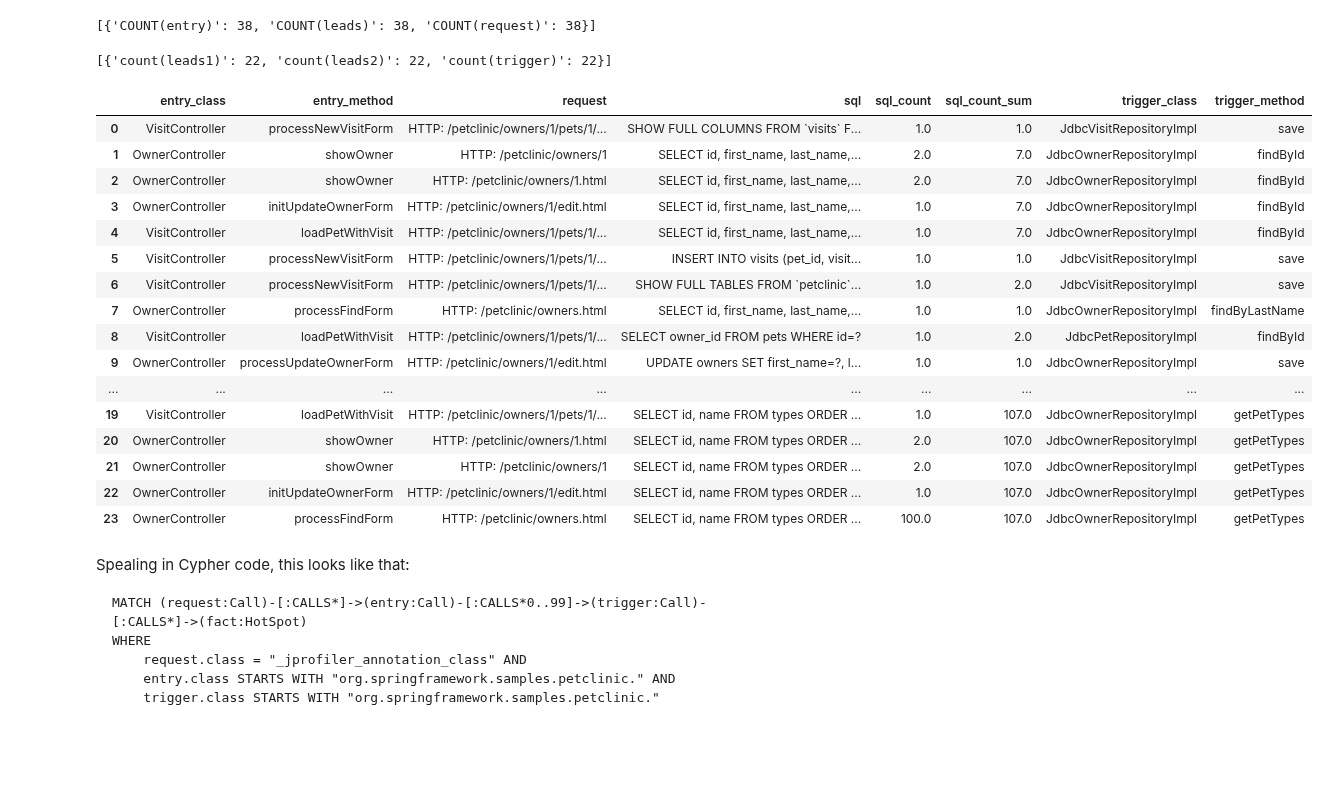
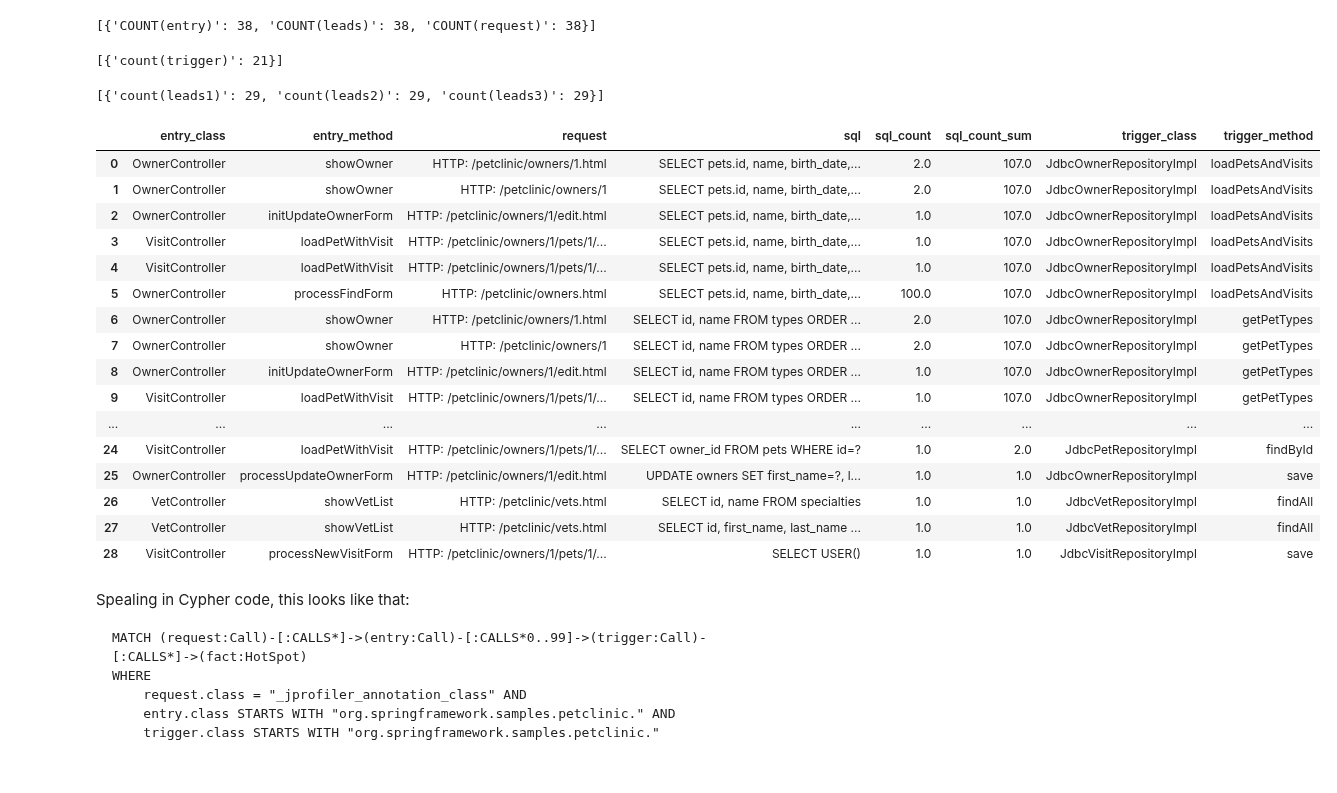
Before and after one commit to feststelltaste/software-analytics, a Jupyter notebook: notebooks/Mining performance HotSpots with JProfiler, jQAssistant, Neo4j and Pandas.ipynb, the cells around one changed output. Drawn from its saved outputs; the diff is of its cells as text; code cells hidden in the pictures.

Commit message:
optimize LEADS_TO relationships

```diff
--- a/notebooks/Mining performance HotSpots with JProfiler, jQAssistant, Neo4j and Pandas.ipynb
+++ b/notebooks/Mining performance HotSpots with JProfiler, jQAssistant, Neo4j and Pandas.ipynb
@@ -311,8 +299,7 @@ graph.run(query).data()
 # %%
 query="""
 MATCH
-    trigger_to_hotspot=shortestPath((trigger:Call)-[:CALLS*]->(hotspot:HotSpot)),
-    (entry:Entry)-[:CALLS*]->(trigger)
+    trigger_to_hotspot=shortestPath((trigger:Call)-[:CALLS*]->(hotspot:HotSpot))
 WHERE
     trigger.fqn STARTS WITH "org.springframework.samples.petclinic"
 AND
@@ -320,50 +307,62 @@ AND
         WHERE exists(n.fqn) AND n.fqn STARTS WITH "org.springframework.samples.petclinic")
 SET
     trigger:Trigger
-CREATE
-    (entry)-[leads1:LEADS_TO]->(trigger)-[leads2:LEADS_TO]->(hotspot)
-RETURN count(trigger), count(leads1), count(leads2)
+RETURN count(trigger)
 """
 graph.run(query).data()
 # %% [output]
-[{'count(leads1)': 22, 'count(leads2)': 22, 'count(trigger)': 22}]
+[{'count(trigger)': 21}]
+# %%
+query="""
+MATCH
+   (request:Request)-[:CALLS*]->
+       (entry:Entry)-[:CALLS*]->
+           (trigger:Trigger)-[:CALLS*]->
+               (hotspot:HotSpot)
+CREATE UNIQUE
+    (request)-[leads1:LEADS_TO]->(entry)-[leads2:LEADS_TO]->(trigger)-[leads3:LEADS_TO]->(hotspot)
+RETURN count(leads1), count(leads2), count(leads3)
+"""
+graph.run(query).data()
+# %% [output]
+[{'count(leads1)': 29, 'count(leads2)': 29, 'count(leads3)': 29}]
 # %%
 query="""
 MATCH
    (request:Request)-[:LEADS_TO]->
        (entry:Entry)-[:LEADS_TO]->
            (trigger:Trigger)-[:LEADS_TO]->
                (hotspot:HotSpot)
-RETURN DISTINCT
+RETURN
     request.method as request,
     request.count as sql_count,
     entry.class as entry_class,
     entry.method as entry_method,
     trigger.class as trigger_class,
     trigger.method as trigger_method,
     hotspot.value as sql,
     hotspot.count as sql_count_sum
 """
 hotspots = pd.DataFrame(graph.run(query).data())
 hotspots
 # %% [output]
 |  | entry_class | entry_method | request | sql | sql_count | sql_count_sum | trigger_class | trigger_method |
-| 0 | VisitController | processNewVisitForm | HTTP: /petclinic/owners/1/pets/1/... | SHOW FULL COLUMNS FROM `visits` F... | 1.0 | 1.0 | JdbcVisitRepositoryImpl | save |
-| 1 | OwnerController | showOwner | HTTP: /petclinic/owners/1 | SELECT id, first_name, last_name,... | 2.0 | 7.0 | JdbcOwnerRepositoryImpl | findById |
-| 2 | OwnerController | showOwner | HTTP: /petclinic/owners/1.html | SELECT id, first_name, last_name,... | 2.0 | 7.0 | JdbcOwnerRepositoryImpl | findById |
-| 3 | OwnerController | initUpdateOwnerForm | HTTP: /petclinic/owners/1/edit.html | SELECT id, first_name, last_name,... | 1.0 | 7.0 | JdbcOwnerRepositoryImpl | findById |
-| 4 | VisitController | loadPetWithVisit | HTTP: /petclinic/owners/1/pets/1/... | SELECT id, first_name, last_name,... | 1.0 | 7.0 | JdbcOwnerRepositoryImpl | findById |
-| 5 | VisitController | processNewVisitForm | HTTP: /petclinic/owners/1/pets/1/... | INSERT INTO visits (pet_id, visit... | 1.0 | 1.0 | JdbcVisitRepositoryImpl | save |
-| 6 | VisitController | processNewVisitForm | HTTP: /petclinic/owners/1/pets/1/... | SHOW FULL TABLES FROM `petclinic`... | 1.0 | 2.0 | JdbcVisitRepositoryImpl | save |
-| 7 | OwnerController | processFindForm | HTTP: /petclinic/owners.html | SELECT id, first_name, last_name,... | 1.0 | 1.0 | JdbcOwnerRepositoryImpl | findByLastName |
-| 8 | VisitController | loadPetWithVisit | HTTP: /petclinic/owners/1/pets/1/... | SELECT owner_id FROM pets WHERE id=? | 1.0 | 2.0 | JdbcPetRepositoryImpl | findById |
-| 9 | OwnerController | processUpdateOwnerForm | HTTP: /petclinic/owners/1/edit.html | UPDATE owners SET first_name=?, l... | 1.0 | 1.0 | JdbcOwnerRepositoryImpl | save |
+| 0 | OwnerController | showOwner | HTTP: /petclinic/owners/1.html | SELECT pets.id, name, birth_date,... | 2.0 | 107.0 | JdbcOwnerRepositoryImpl | loadPetsAndVisits |
+| 1 | OwnerController | showOwner | HTTP: /petclinic/owners/1 | SELECT pets.id, name, birth_date,... | 2.0 | 107.0 | JdbcOwnerRepositoryImpl | loadPetsAndVisits |
+| 2 | OwnerController | initUpdateOwnerForm | HTTP: /petclinic/owners/1/edit.html | SELECT pets.id, name, birth_date,... | 1.0 | 107.0 | JdbcOwnerRepositoryImpl | loadPetsAndVisits |
+| 3 | VisitController | loadPetWithVisit | HTTP: /petclinic/owners/1/pets/1/... | SELECT pets.id, name, birth_date,... | 1.0 | 107.0 | JdbcOwnerRepositoryImpl | loadPetsAndVisits |
+| 4 | VisitController | loadPetWithVisit | HTTP: /petclinic/owners/1/pets/1/... | SELECT pets.id, name, birth_date,... | 1.0 | 107.0 | JdbcOwnerRepositoryImpl | loadPetsAndVisits |
+| 5 | OwnerController | processFindForm | HTTP: /petclinic/owners.html | SELECT pets.id, name, birth_date,... | 100.0 | 107.0 | JdbcOwnerRepositoryImpl | loadPetsAndVisits |
+| 6 | OwnerController | showOwner | HTTP: /petclinic/owners/1.html | SELECT id, name FROM types ORDER ... | 2.0 | 107.0 | JdbcOwnerRepositoryImpl | getPetTypes |
+| 7 | OwnerController | showOwner | HTTP: /petclinic/owners/1 | SELECT id, name FROM types ORDER ... | 2.0 | 107.0 | JdbcOwnerRepositoryImpl | getPetTypes |
+| 8 | OwnerController | initUpdateOwnerForm | HTTP: /petclinic/owners/1/edit.html | SELECT id, name FROM types ORDER ... | 1.0 | 107.0 | JdbcOwnerRepositoryImpl | getPetTypes |
+| 9 | VisitController | loadPetWithVisit | HTTP: /petclinic/owners/1/pets/1/... | SELECT id, name FROM types ORDER ... | 1.0 | 107.0 | JdbcOwnerRepositoryImpl | getPetTypes |
 | ... | ... | ... | ... | ... | ... | ... | ... | ... |
-| 19 | VisitController | loadPetWithVisit | HTTP: /petclinic/owners/1/pets/1/... | SELECT id, name FROM types ORDER ... | 1.0 | 107.0 | JdbcOwnerRepositoryImpl | getPetTypes |
-| 20 | OwnerController | showOwner | HTTP: /petclinic/owners/1.html | SELECT id, name FROM types ORDER ... | 2.0 | 107.0 | JdbcOwnerRepositoryImpl | getPetTypes |
-| 21 | OwnerController | showOwner | HTTP: /petclinic/owners/1 | SELECT id, name FROM types ORDER ... | 2.0 | 107.0 | JdbcOwnerRepositoryImpl | getPetTypes |
-| 22 | OwnerController | initUpdateOwnerForm | HTTP: /petclinic/owners/1/edit.html | SELECT id, name FROM types ORDER ... | 1.0 | 107.0 | JdbcOwnerRepositoryImpl | getPetTypes |
-| 23 | OwnerController | processFindForm | HTTP: /petclinic/owners.html | SELECT id, name FROM types ORDER ... | 100.0 | 107.0 | JdbcOwnerRepositoryImpl | getPetTypes |
+| 24 | VisitController | loadPetWithVisit | HTTP: /petclinic/owners/1/pets/1/... | SELECT owner_id FROM pets WHERE id=? | 1.0 | 2.0 | JdbcPetRepositoryImpl | findById |
+| 25 | OwnerController | processUpdateOwnerForm | HTTP: /petclinic/owners/1/edit.html | UPDATE owners SET first_name=?, l... | 1.0 | 1.0 | JdbcOwnerRepositoryImpl | save |
+| 26 | VetController | showVetList | HTTP: /petclinic/vets.html | SELECT id, name FROM specialties | 1.0 | 1.0 | JdbcVetRepositoryImpl | findAll |
+| 27 | VetController | showVetList | HTTP: /petclinic/vets.html | SELECT id, first_name, last_name ... | 1.0 | 1.0 | JdbcVetRepositoryImpl | findAll |
+| 28 | VisitController | processNewVisitForm | HTTP: /petclinic/owners/1/pets/1/... | SELECT USER() | 1.0 | 1.0 | JdbcVisitRepositoryImpl | save |
 # %% [markdown]
 Spealing in Cypher code, this looks like that:
 
```
Also changed, not shown: parts of 5 cells of this notebook.
